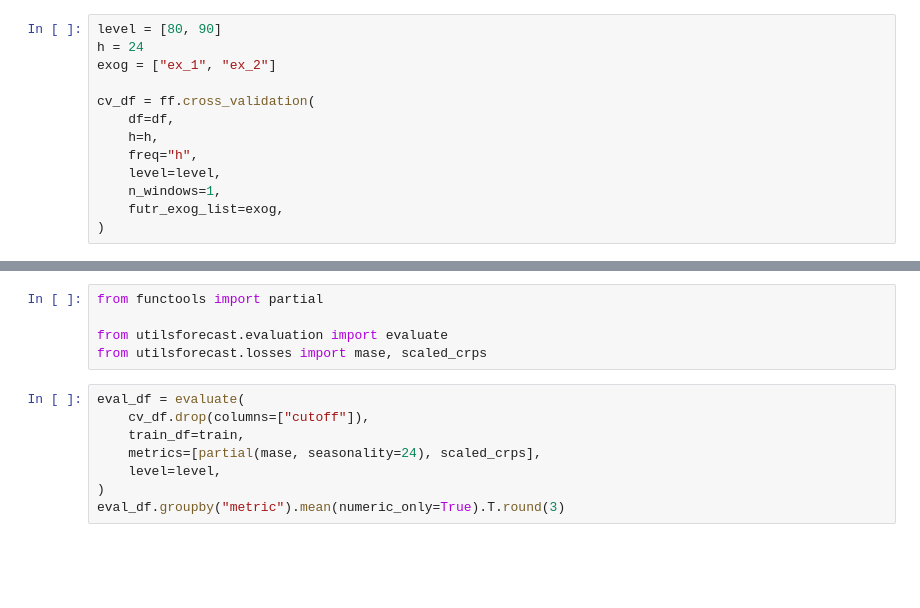
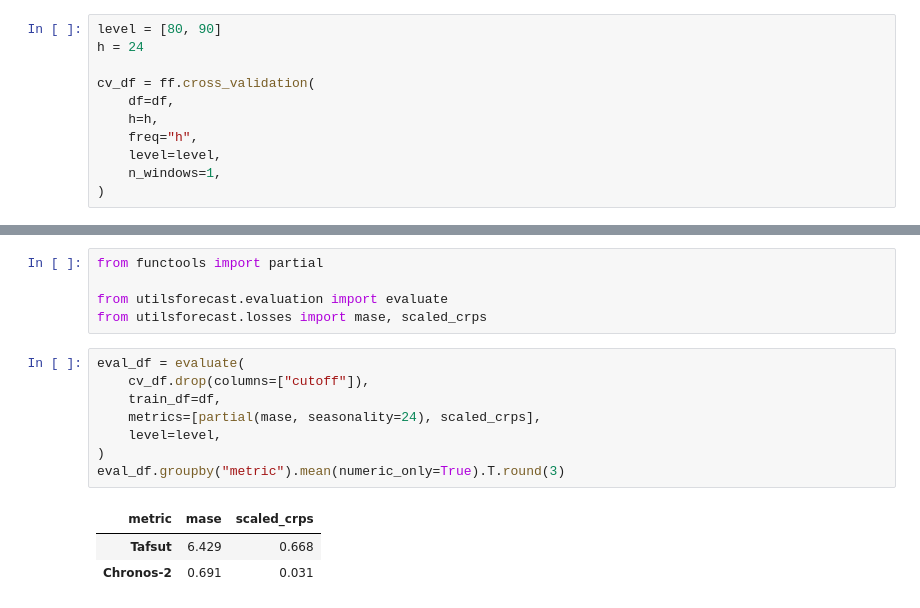
Before and after one commit to TimeCopilot/foundationforecast, a Jupyter notebook: docs/examples/exogenous-variables.ipynb, the cells around one changed output, grey strips where cells are left out. Drawn from its saved outputs; the diff is of its cells as text; blank space fills up the shorter version.

```diff
--- a/docs/examples/exogenous-variables.ipynb
+++ b/docs/examples/exogenous-variables.ipynb
@@ -59,7 +90,6 @@ ff = FoundationForecast(models=models)
 # %%
 level = [80, 90]
 h = 24
-exog = ["ex_1", "ex_2"]
 
 cv_df = ff.cross_validation(
     df=df,
@@ -67,7 +97,6 @@ cv_df = ff.cross_validation(
     freq="h",
     level=level,
     n_windows=1,
-    futr_exog_list=exog,
 )
 # %%
 ff.plot(
@@ -87,8 +116,12 @@ from utilsforecast.losses import mase, scaled_crps
 # %%
 eval_df = evaluate(
     cv_df.drop(columns=["cutoff"]),
-    train_df=train,
+    train_df=df,
     metrics=[partial(mase, seasonality=24), scaled_crps],
     level=level,
 )
 eval_df.groupby("metric").mean(numeric_only=True).T.round(3)
+# %% [output]
+| metric | mase | scaled_crps |
+| Tafsut | 6.429 | 0.668 |
+| Chronos-2 | 0.691 | 0.031 |
```
Also changed, not shown: parts of 10 cells of this notebook, 1 other file.
